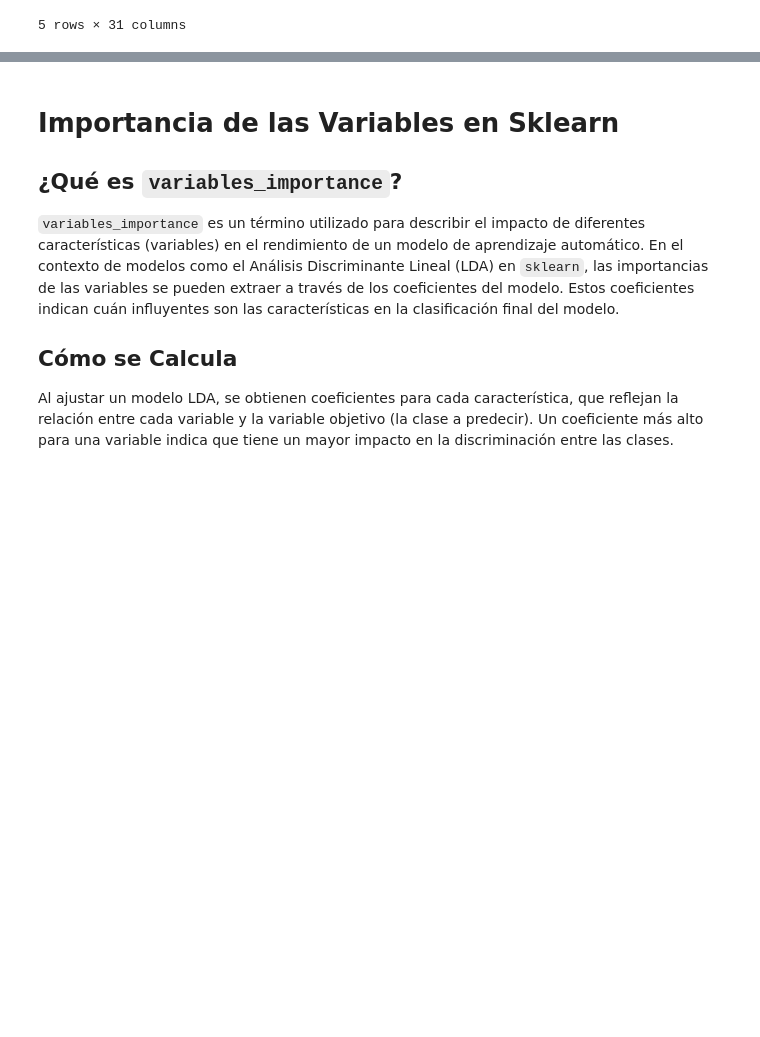
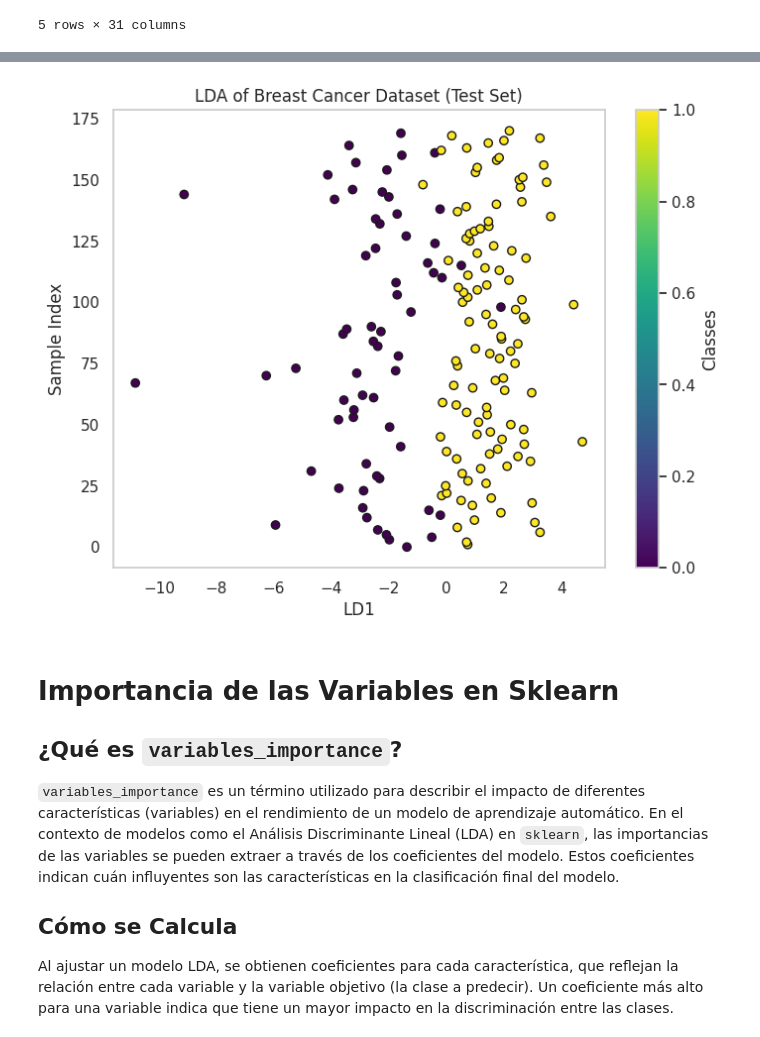
Before and after one commit to mlacasa/EstadisticaQ2, a Jupyter notebook: LDABreastCancer.ipynb, the cells around one changed output, grey strips where cells are left out. Drawn from its saved outputs; the diff is of its cells as text; code cells hidden in the pictures; blank space fills up the shorter version.

```diff
--- a/LDABreastCancer.ipynb
+++ b/LDABreastCancer.ipynb
@@ -82,3 +84,34 @@ y_pred = lda.predict(X_test)
+# %%
+# Dividir los datos en conjuntos de entrenamiento y prueba
+X_train, X_test, y_train, y_test = train_test_split(df[data.feature_names], df['target'], test_size=0.3, random_state=42, stratify=df['target'])
+
+# Estandarizar los datos
+scaler = StandardScaler()
+X_train_scaled = scaler.fit_transform(X_train)
+X_test_scaled = scaler.transform(X_test)
+
+# Crear y ajustar el modelo LDA
+lda = LinearDiscriminantAnalysis()
+model = lda.fit(X_train_scaled, y_train)
+
+# Predecir las etiquetas del conjunto de prueba
+y_pred = model.predict(X_test_scaled)
+
+# Transformar los datos de prueba para obtener las componentes LDA
+X_lda = lda.transform(X_test_scaled)
+
+# Visualizar los componentes LDA
+plt.figure(figsize=(8, 6))
+# X_lda only has one component, so we plot it against a range of values
+plt.scatter(X_lda[:, 0], range(len(X_lda)), c=y_test, cmap='viridis', edgecolor='k')
+plt.title('LDA of Breast Cancer Dataset (Test Set)')
+plt.xlabel('LD1')
+plt.ylabel('Sample Index') # Changed y-axis label to reflect the data being plotted
+plt.colorbar(label='Classes')
+plt.grid()
+plt.show()
+# %% [output]
+[figure, added]
 # %% [markdown]
 # Importancia de las Variables en Sklearn
 
```
Also changed, not shown: parts of 5 cells of this notebook.
